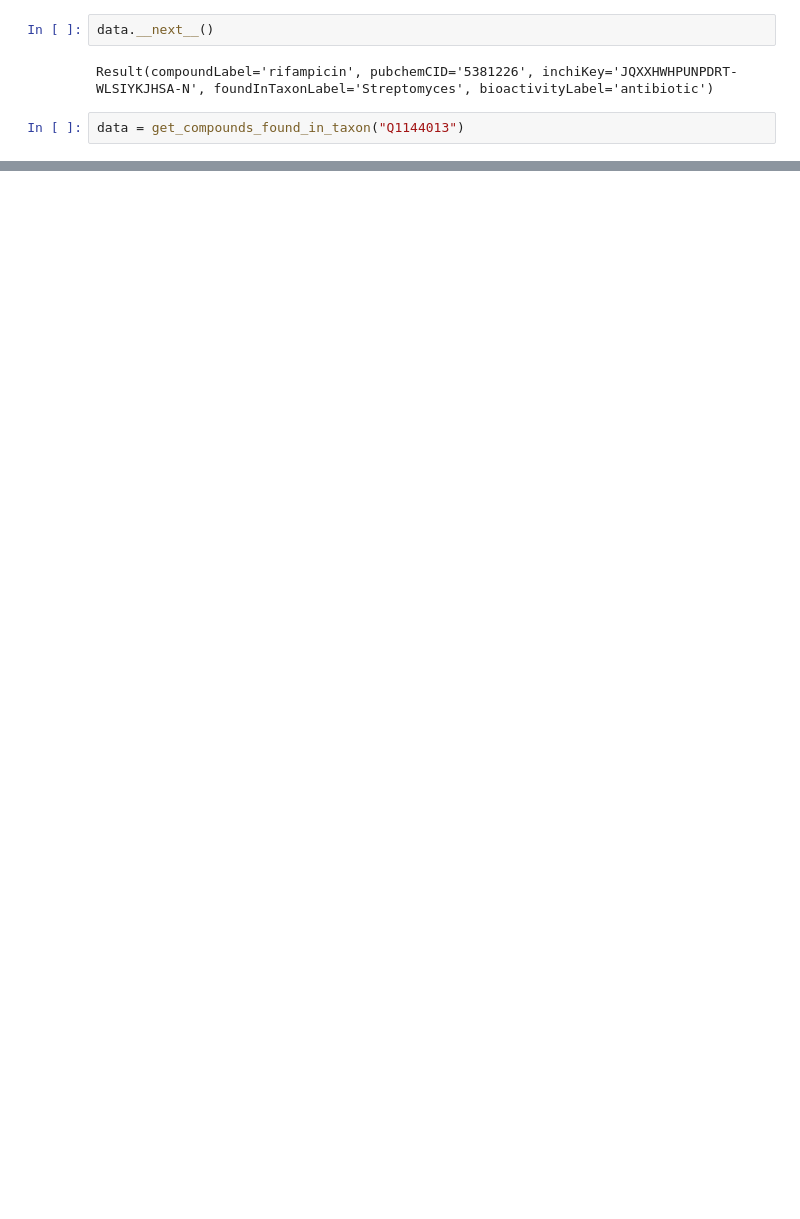
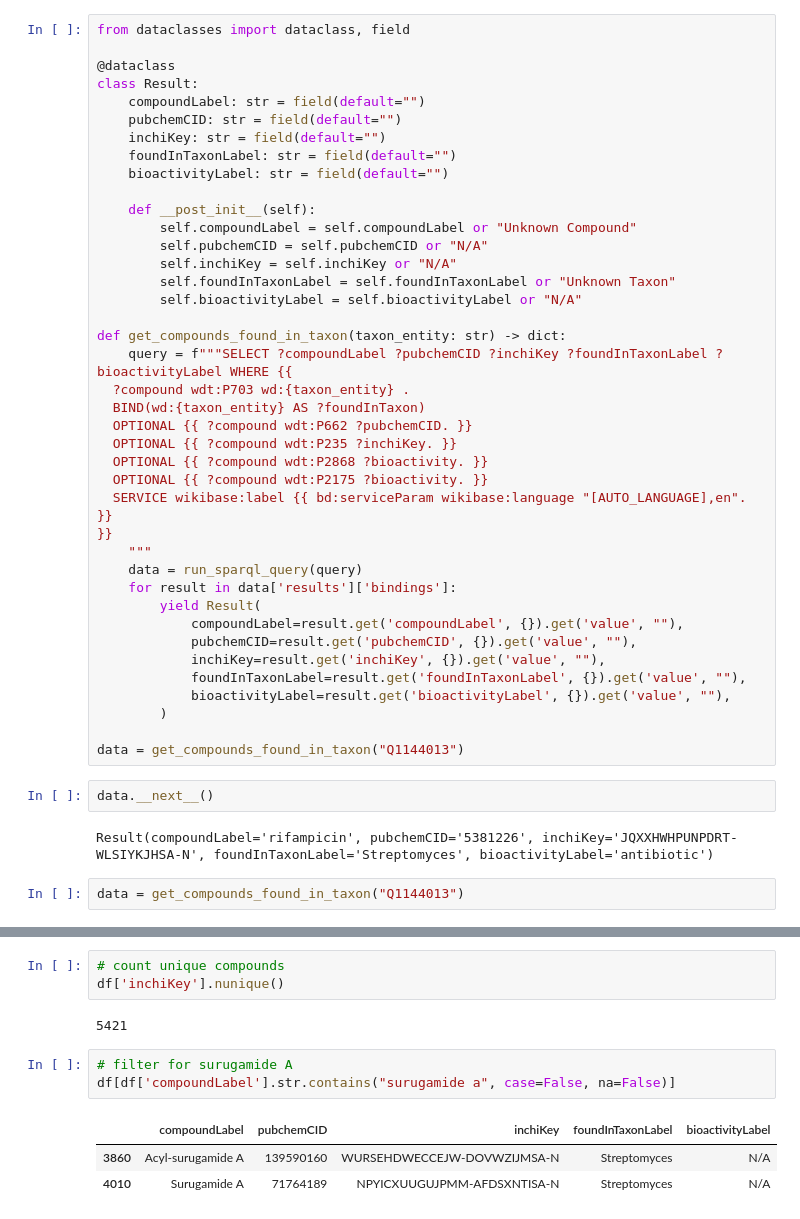
Before and after one commit to Code4NP/asp-workshop-2025, a Jupyter notebook: tutorials/04_ncbi_datasets.ipynb, the cells around one changed output, grey strips where cells are left out. Drawn from its saved outputs; the diff is of its cells as text; blank space fills up the shorter version.

```diff
--- a/tutorials/04_ncbi_datasets.ipynb
+++ b/tutorials/04_ncbi_datasets.ipynb
@@ -450,6 +448,46 @@ LIMIT 100
         )
 
 data = get_compounds_found_in_taxon("Q1144013")
+# %%
+from dataclasses import dataclass, field
+
+@dataclass
+class Result:
+    compoundLabel: str = field(default="")
+    pubchemCID: str = field(default="")
+    inchiKey: str = field(default="")
+    foundInTaxonLabel: str = field(default="")
+    bioactivityLabel: str = field(default="")
+
+    def __post_init__(self):
+        self.compoundLabel = self.compoundLabel or "Unknown Compound"
+        self.pubchemCID = self.pubchemCID or "N/A"
+        self.inchiKey = self.inchiKey or "N/A"
+        self.foundInTaxonLabel = self.foundInTaxonLabel or "Unknown Taxon"
+        self.bioactivityLabel = self.bioactivityLabel or "N/A"
+
+def get_compounds_found_in_taxon(taxon_entity: str) -> dict:
+    query = f"""SELECT ?compoundLabel ?pubchemCID ?inchiKey ?foundInTaxonLabel ?bioactivityLabel WHERE {{
+  ?compound wdt:P703 wd:{taxon_entity} .
+  BIND(wd:{taxon_entity} AS ?foundInTaxon)
+  OPTIONAL {{ ?compound wdt:P662 ?pubchemCID. }}
+  OPTIONAL {{ ?compound wdt:P235 ?inchiKey. }}
+  OPTIONAL {{ ?compound wdt:P2868 ?bioactivity. }}
+  OPTIONAL {{ ?compound wdt:P2175 ?bioactivity. }}
+  SERVICE wikibase:label {{ bd:serviceParam wikibase:language "[AUTO_LANGUAGE],en". }}
+}}
+    """
+    data = run_sparql_query(query)
+    for result in data['results']['bindings']:
+        yield Result(
+            compoundLabel=result.get('compoundLabel', {}).get('value', ""),
+            pubchemCID=result.get('pubchemCID', {}).get('value', ""),
+            inchiKey=result.get('inchiKey', {}).get('value', ""),
+            foundInTaxonLabel=result.get('foundInTaxonLabel', {}).get('value', ""),
+            bioactivityLabel=result.get('bioactivityLabel', {}).get('value', ""),
+        )
+
+data = get_compounds_found_in_taxon("Q1144013")
 # %%
 data.__next__()
 # %% [output]
@@ -476,0 +514,12 @@ df
+# %%
+# count unique compounds
+df['inchiKey'].nunique()
+# %% [output]
+5421
+# %%
+# filter for surugamide A
+df[df['compoundLabel'].str.contains("surugamide a", case=False, na=False)]
+# %% [output]
+|  | compoundLabel | pubchemCID | inchiKey | foundInTaxonLabel | bioactivityLabel |
+| 3860 | Acyl-surugamide A | 139590160 | WURSEHDWECCEJW-DOVWZIJMSA-N | Streptomyces | N/A |
+| 4010 | Surugamide A | 71764189 | NPYICXUUGUJPMM-AFDSXNTISA-N | Streptomyces | N/A |
```
Also changed, not shown: parts of 17 cells of this notebook, 3 other files.
